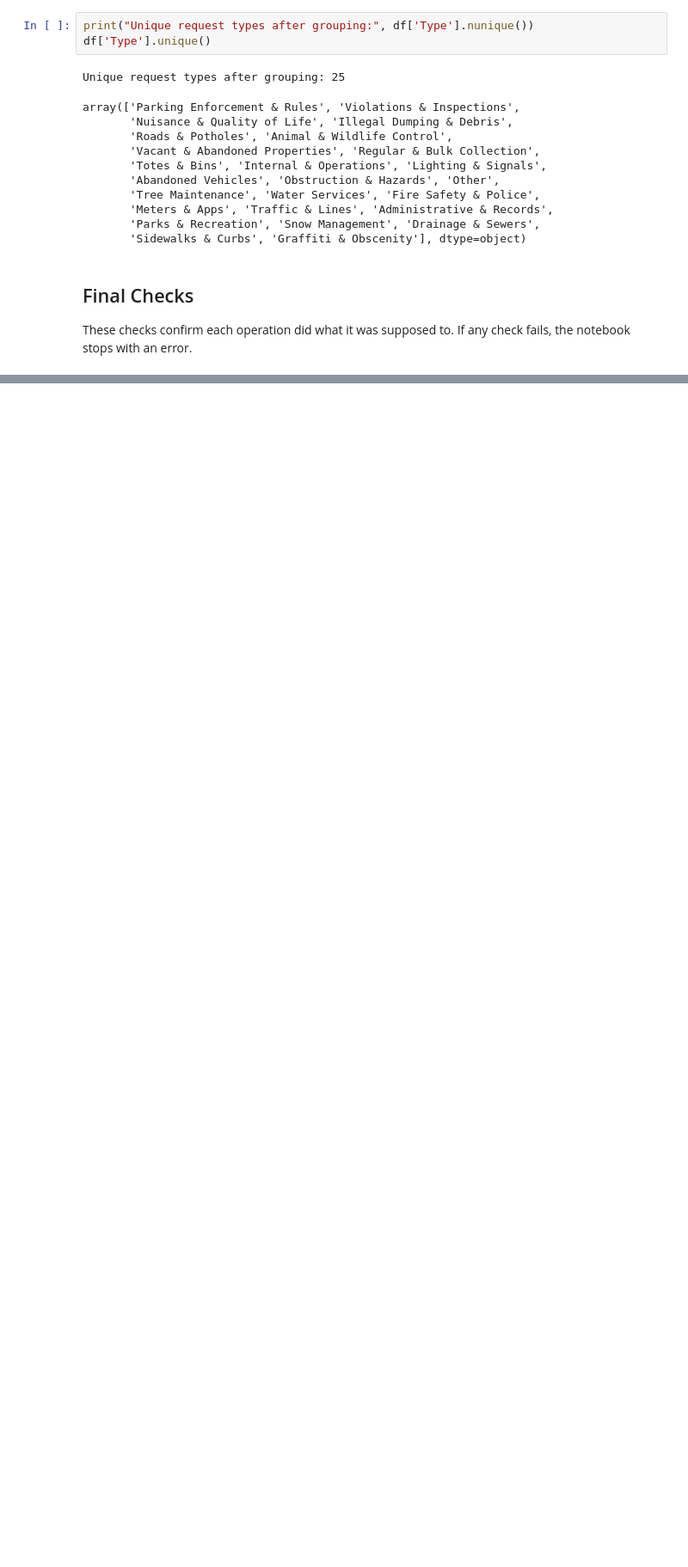
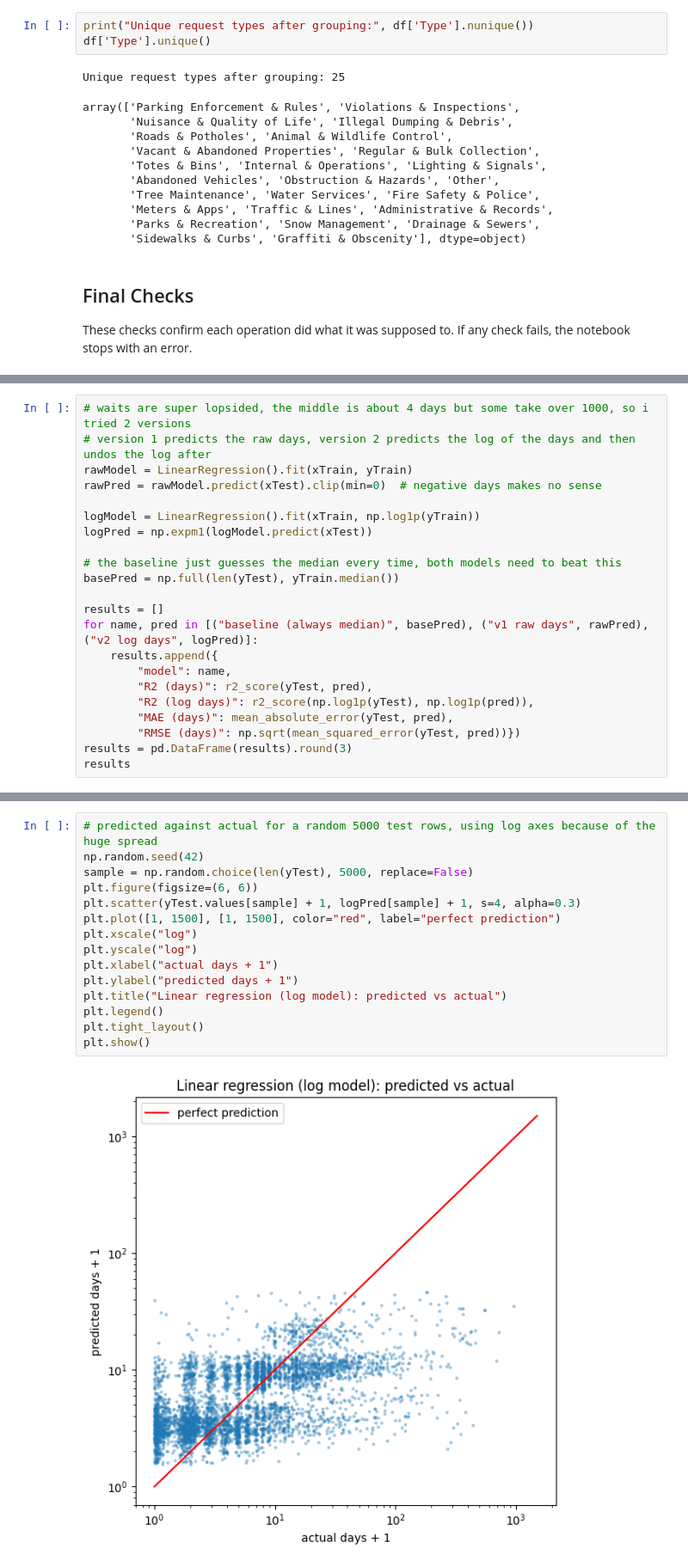
Before and after one commit to JoshuaCongHu/CTRL-Freaks, a Jupyter notebook: phase2/src/phase2_A.ipynb, the cells around one changed output, grey strips where cells are left out. Shown at 86% size. Drawn from its saved outputs; the diff is of its cells as text; blank space fills up the shorter version.

```diff
--- a/phase2/src/phase2_A.ipynb
+++ b/phase2/src/phase2_A.ipynb
@@ -809,0 +822,22 @@ df[["resolutionDays", "openYear", "openMonth", "season", "afterSwitch", "isSlow"
+# %%
+# waits are super lopsided, the middle is about 4 days but some take over 1000, so i tried 2 versions
+# version 1 predicts the raw days, version 2 predicts the log of the days and then undos the log after
+rawModel = LinearRegression().fit(xTrain, yTrain)
+rawPred = rawModel.predict(xTest).clip(min=0)  # negative days makes no sense
+
+logModel = LinearRegression().fit(xTrain, np.log1p(yTrain))
+logPred = np.expm1(logModel.predict(xTest))
+
+# the baseline just guesses the median every time, both models need to beat this
+basePred = np.full(len(yTest), yTrain.median())
+
+results = []
+for name, pred in [("baseline (always median)", basePred), ("v1 raw days", rawPred), ("v2 log days", logPred)]:
+    results.append({
+        "model": name,
+        "R2 (days)": r2_score(yTest, pred),
+        "R2 (log days)": r2_score(np.log1p(yTest), np.log1p(pred)),
+        "MAE (days)": mean_absolute_error(yTest, pred),
+        "RMSE (days)": np.sqrt(mean_squared_error(yTest, pred))})
+results = pd.DataFrame(results).round(3)
+results
@@ -809,0 +903,17 @@ df[["resolutionDays", "openYear", "openMonth", "season", "afterSwitch", "isSlow"
+# %%
+# predicted against actual for a random 5000 test rows, using log axes because of the huge spread
+np.random.seed(42)
+sample = np.random.choice(len(yTest), 5000, replace=False)
+plt.figure(figsize=(6, 6))
+plt.scatter(yTest.values[sample] + 1, logPred[sample] + 1, s=4, alpha=0.3)
+plt.plot([1, 1500], [1, 1500], color="red", label="perfect prediction")
+plt.xscale("log")
+plt.yscale("log")
+plt.xlabel("actual days + 1")
+plt.ylabel("predicted days + 1")
+plt.title("Linear regression (log model): predicted vs actual")
+plt.legend()
+plt.tight_layout()
+plt.show()
+# %% [output]
+[figure, added]
```
Also changed, not shown: parts of 41 cells of this notebook.
